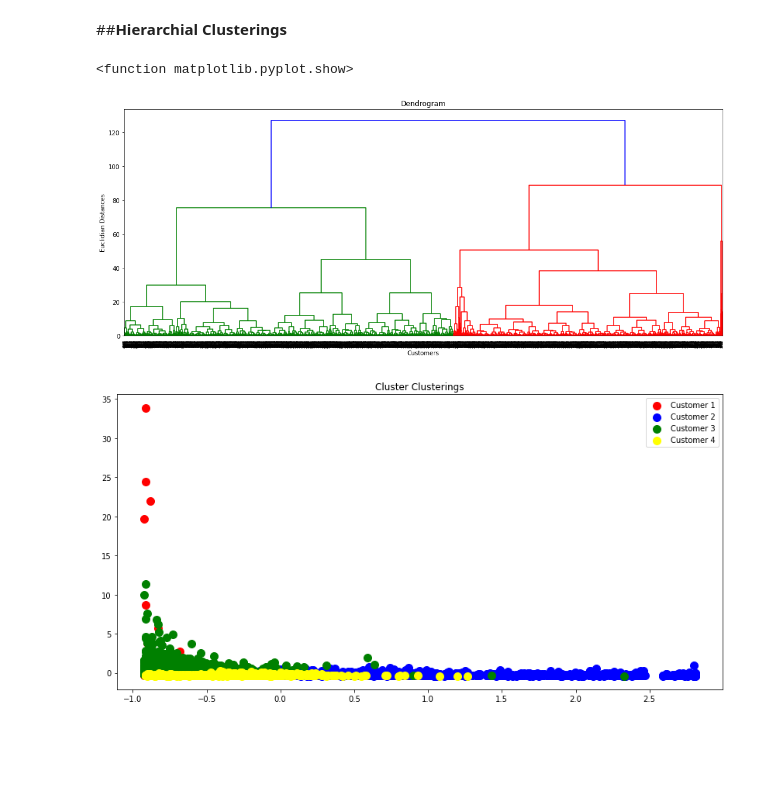
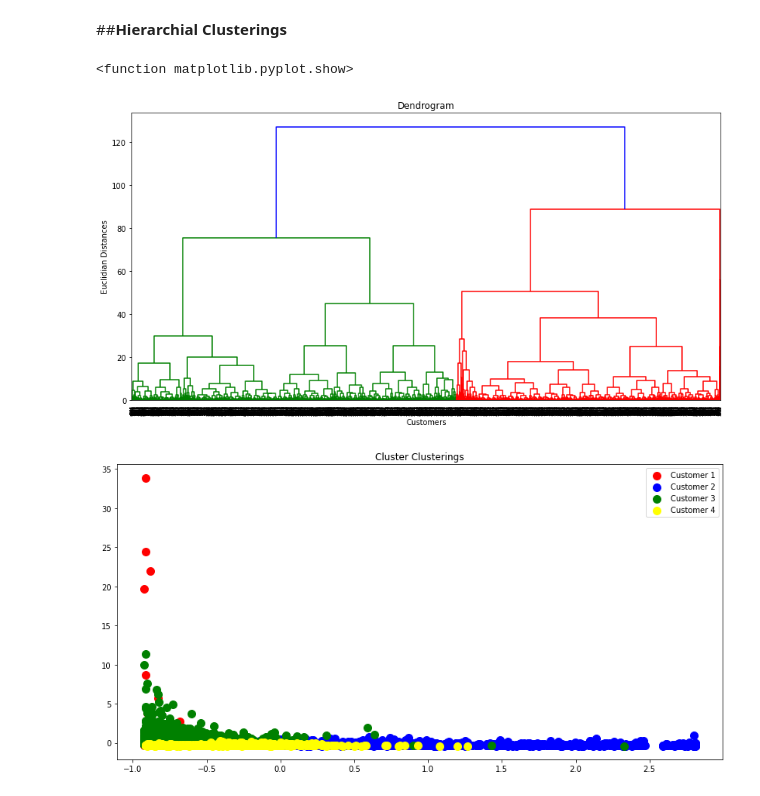
Before and after one commit to Mmbsaksd/Customer-segmentation, a Jupyter notebook: Customer_Segmentation.ipynb, the cells around one changed output. Drawn from its saved outputs; the diff is of its cells as text; code cells hidden in the pictures; blank space fills up the shorter version.

```diff
--- a/Customer_Segmentation.ipynb
+++ b/Customer_Segmentation.ipynb
@@ -694,15 +700,15 @@ Davies-Bouldin Index: 0.513
 # %%
 #Finding optimal number of cluster by Dendrogram
 import scipy.cluster.hierarchy as sch
-plt.figure(figsize=(18,7))
+plt.figure(figsize=(14,7))
 dendrogram = sch.dendrogram(sch.linkage(x,method='ward'))
 plt.title("Dendrogram")
 plt.xlabel('Customers')
 plt.ylabel('Euclidian Distances')
 plt.show
 # %% [output]
 <function matplotlib.pyplot.show>
-[figure, old version]
+[figure, new version]
 # %%
 #Fitting the hierarchial clustering into datasets
 from sklearn.cluster import AgglomerativeClustering
```
Also changed, not shown: parts of 12 cells of this notebook.
